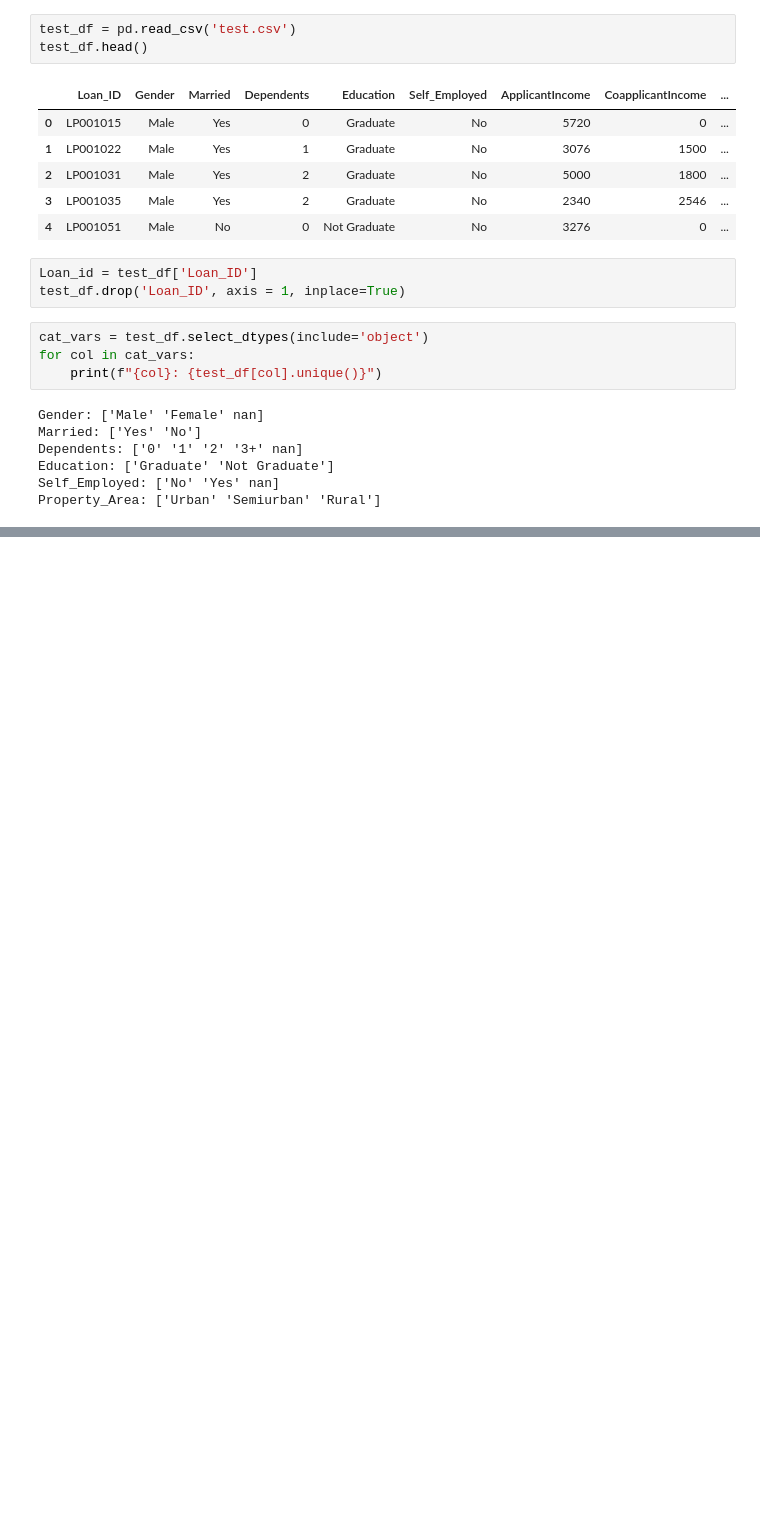
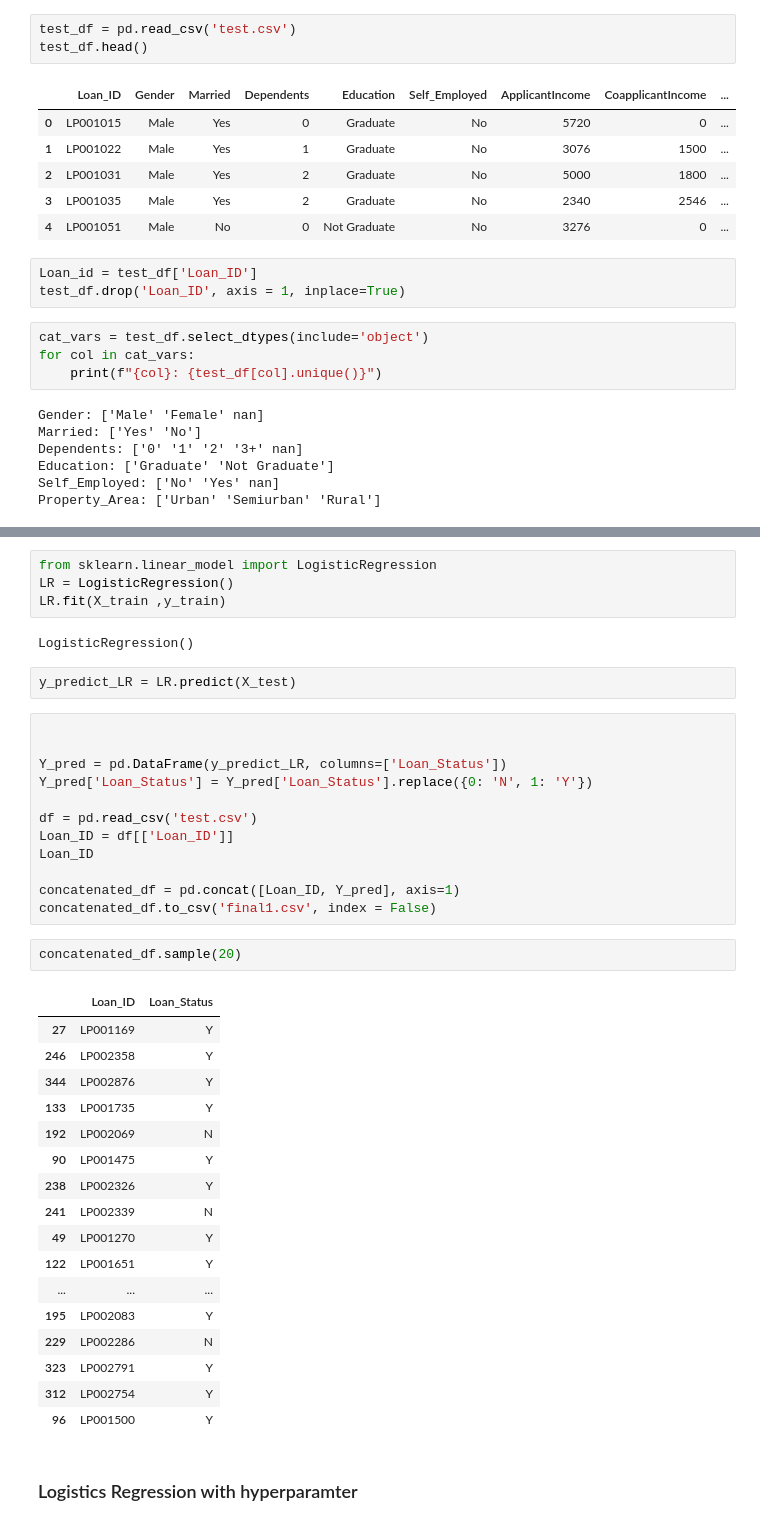
Before and after one commit to pankaj7322/Loan-Prediction, a Jupyter notebook: loan_prediction_new.ipynb, the cells around one changed output, grey strips where cells are left out. Saved outputs shown, nothing was run; the diff lists cells and outputs as text; blank space fills up the shorter version.

```diff
--- a/loan_prediction_new.ipynb
+++ b/loan_prediction_new.ipynb
@@ -693,0 +726,42 @@ Property_Area: ['Urban' 'Semiurban' 'Rural']
+# %%
+from sklearn.linear_model import LogisticRegression
+LR = LogisticRegression()
+LR.fit(X_train ,y_train)
+# %% [output]
+LogisticRegression()
+# %%
+y_predict_LR = LR.predict(X_test)
+# %%
+
+
+Y_pred = pd.DataFrame(y_predict_LR, columns=['Loan_Status'])
+Y_pred['Loan_Status'] = Y_pred['Loan_Status'].replace({0: 'N', 1: 'Y'})
+
+df = pd.read_csv('test.csv')
+Loan_ID = df[['Loan_ID']]
+Loan_ID
+
+concatenated_df = pd.concat([Loan_ID, Y_pred], axis=1)
+concatenated_df.to_csv('final1.csv', index = False)
+# %%
+concatenated_df.sample(20)
+# %% [output]
+|  | Loan_ID | Loan_Status |
+| 27 | LP001169 | Y |
+| 246 | LP002358 | Y |
+| 344 | LP002876 | Y |
+| 133 | LP001735 | Y |
+| 192 | LP002069 | N |
+| 90 | LP001475 | Y |
+| 238 | LP002326 | Y |
+| 241 | LP002339 | N |
+| 49 | LP001270 | Y |
+| 122 | LP001651 | Y |
+| ... | ... | ... |
+| 195 | LP002083 | Y |
+| 229 | LP002286 | N |
+| 323 | LP002791 | Y |
+| 312 | LP002754 | Y |
+| 96 | LP001500 | Y |
+# %% [markdown]
+### Logistics Regression with hyperparamter
```
Also changed, not shown: parts of 31 cells of this notebook, 4 other files.
